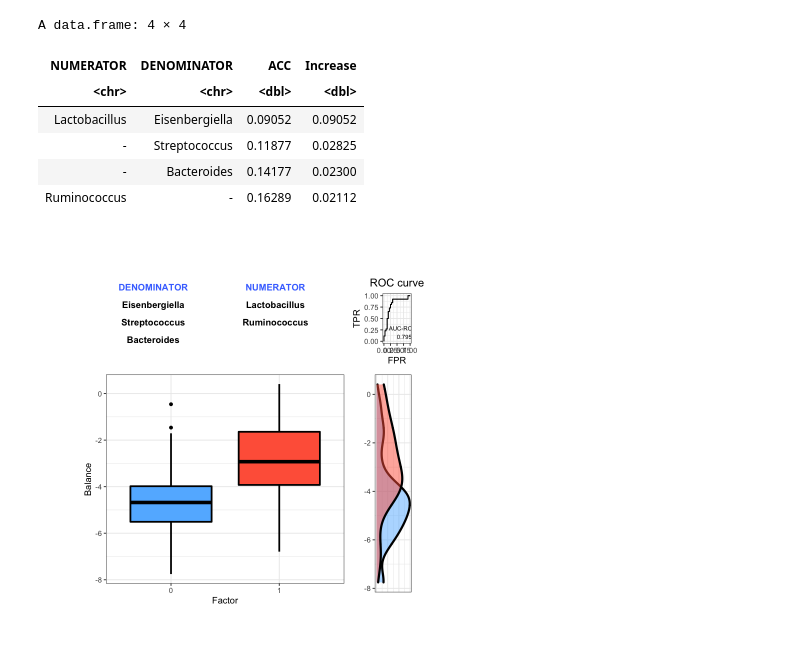
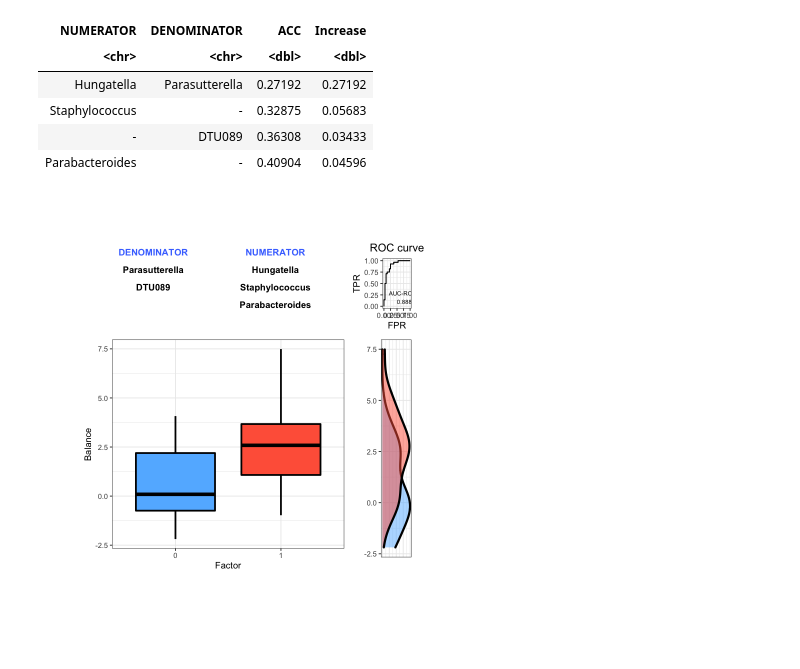
Before and after one commit to tariks/icu-biome, a Jupyter notebook: selbal/balanceR.ipynb, the cells around one changed output. Drawn from its saved outputs; the diff is of its cells as text; code cells hidden in the pictures.

```diff
--- a/selbal/balanceR.ipynb
+++ b/selbal/balanceR.ipynb
@@ -2,16 +2,17 @@
 library(selbal)
 library(grid)
 # %%
-lod = function(f1='../feature_tables/51N_genus_t70.csv',
+lod = function(f1='../feature_tables/52N_genus_t80.csv',
                 f2='./target.csv',
                 f3='./covariates.csv') {
     x = as.matrix(read.table(f1, sep = ',', row.names=1, header=TRUE))
-    x <- x[rownames(x)!='195S1',]
+#    x <- x[rownames(x)!='195S1',]
     y = as.vector(read.table(f2, sep = ',', row.names=1, header=TRUE))
-    y <- y[rownames(y)!='195S1',]
+#    y <- y[rownames(y)!='195S1',]
     z = as.matrix(read.table(f3, sep = ',', row.names=1, header=TRUE))
-    z <- z[rownames(z)!='195S1',]
-    list('x'=x,'y'=y,'z'=z)
+#    z <- z[rownames(z)!='195S1',]
+    #list('x'=x,'y'=y,'z'=z)
+    list('x'=x,'y'=as.integer(unlist(y)),'z'=z)
 }
 # %%
 sel = function(data, nvar=5, covar=TRUE, method='AUC') {
@@ -47,4 +54,4 @@ A data.frame: 3 × 4
 # %%
-m=sel(d,method='Dev',covar=FALSE)
+m=sel(d,method='Dev',covar=TRUE)
 m$balance.selection
 # %% [output]
@@ -57,9 +59,8 @@ Warning message in cmultRepl(x, suppress.print = T):
-A data.frame: 4 × 4
 | NUMERATOR | DENOMINATOR | ACC | Increase |
 | <chr> | <chr> | <dbl> | <dbl> |
-| Lactobacillus | Eisenbergiella | 0.09052 | 0.09052 |
-| - | Streptococcus | 0.11877 | 0.02825 |
-| - | Bacteroides | 0.14177 | 0.02300 |
-| Ruminococcus | - | 0.16289 | 0.02112 |
+| Hungatella | Parasutterella | 0.27192 | 0.27192 |
+| Staphylococcus | - | 0.32875 | 0.05683 |
+| - | DTU089 | 0.36308 | 0.03433 |
+| Parabacteroides | - | 0.40904 | 0.04596 |
-[figure, old version]
+[figure, new version]
 # %%
```
Also changed, not shown: parts of 12 cells of this notebook, 13 other files.
